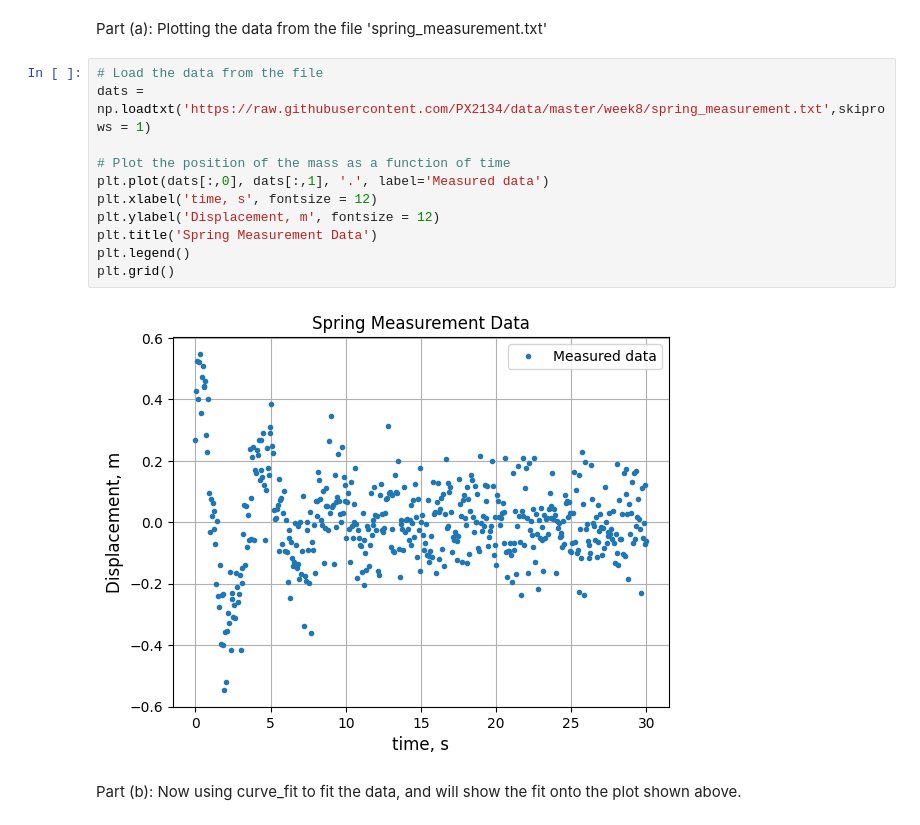
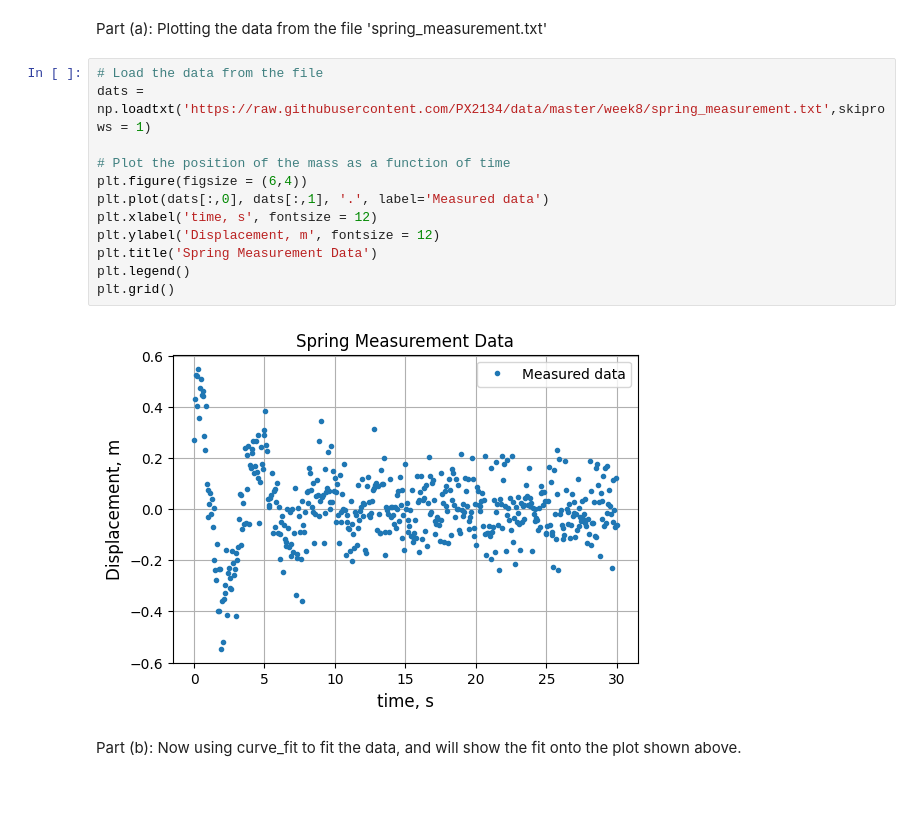
Before and after one commit to PX2145-2025/week-8-b-Lalsodagar-Adi, a Jupyter notebook: ODEs_Adi_Lalsodagar.ipynb, the cells around one changed output. Cells and saved outputs as stored; diff of their text form; blank space fills up the shorter version.

```diff
--- a/ODEs_Adi_Lalsodagar.ipynb
+++ b/ODEs_Adi_Lalsodagar.ipynb
@@ -332,16 +338,17 @@ Part (a): Plotting the data from the file 'spring_measurement.txt'
 # %%
 # Load the data from the file
 dats = np.loadtxt('https://raw.githubusercontent.com/PX2134/data/master/week8/spring_measurement.txt',skiprows = 1)
 
 # Plot the position of the mass as a function of time
+plt.figure(figsize = (6,4))
 plt.plot(dats[:,0], dats[:,1], '.', label='Measured data')
 plt.xlabel('time, s', fontsize = 12)
 plt.ylabel('Displacement, m', fontsize = 12)
 plt.title('Spring Measurement Data')
 plt.legend()
 plt.grid()
 # %% [output]
-[figure, old version]
+[figure, new version]
 # %% [markdown]
 Part (b): Now using curve_fit to fit the data, and will show the fit onto the plot shown above.
 # %%
```
Also changed, not shown: parts of 12 cells of this notebook.
